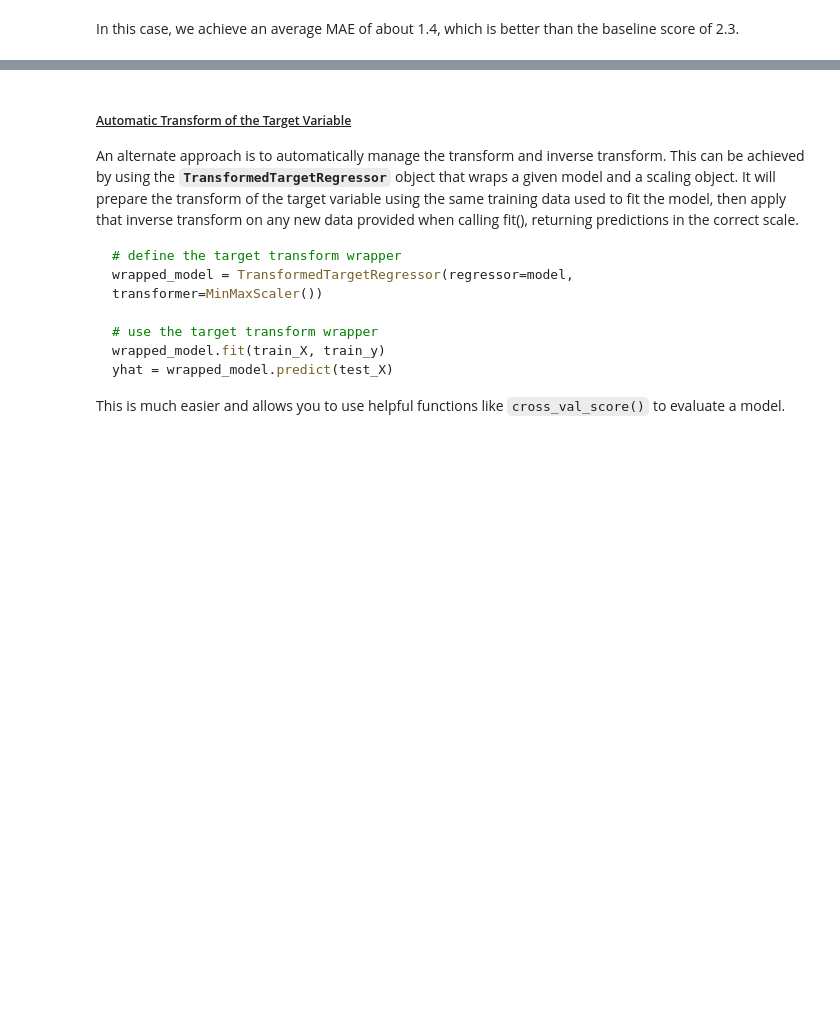
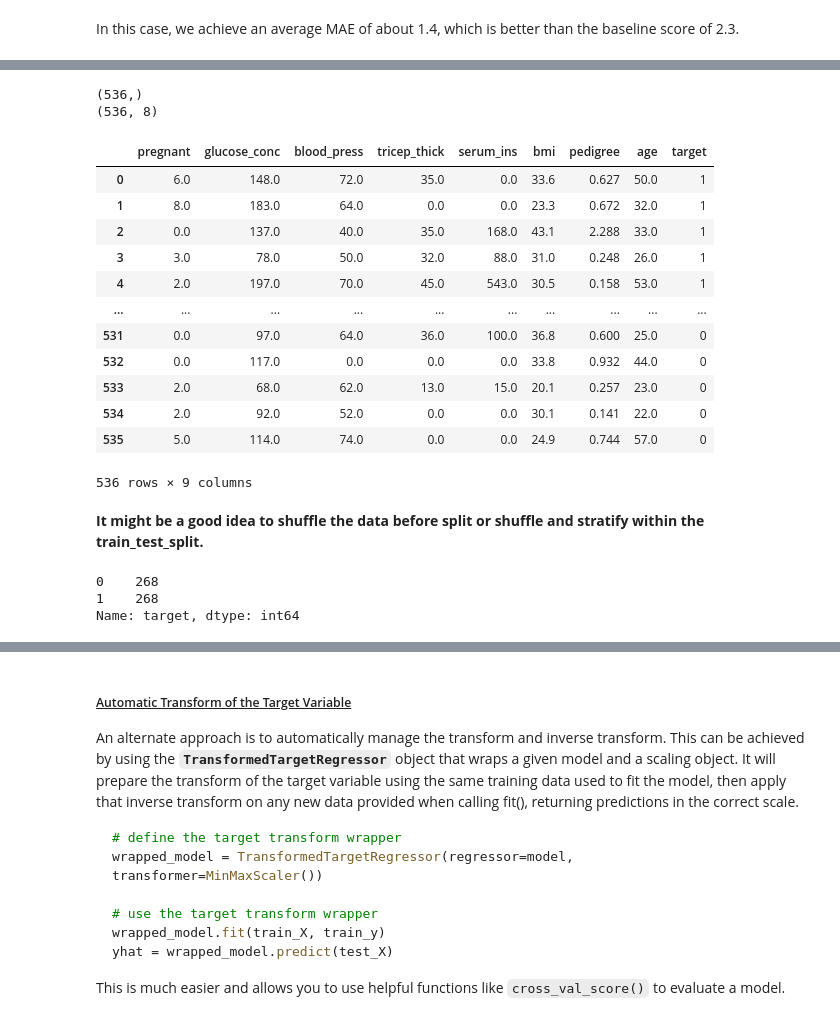
Before and after one commit to michaelfelman-git/Beginners-Guide-to-Machine-Learning, a Jupyter notebook: 004 - Data Transforms & Feature Engineering.ipynb, the cells around one changed output, grey strips where cells are left out. Cells and saved outputs as stored; diff of their text form; code cells hidden in the pictures; blank space fills up the shorter version.

```diff
--- a/004 - Data Transforms & Feature Engineering.ipynb
+++ b/004 - Data Transforms & Feature Engineering.ipynb
@@ -1545,0 +1679,11 @@ There are two ways that you can scale target variables.
+# %%
+# Indicies of each class' observations
+i_class0 = np.where(y_diab == 0)[0]
+i_class1 = np.where(y_diab == 1)[0]
+
+# Number of observations in each class
+n_class0 = len(i_class0)
+n_class1 = len(i_class1)
+
+print(n_class0)
+print(n_class1)
@@ -1545,0 +1693,6 @@ There are two ways that you can scale target variables.
+# %%
+# For every observation of class 1, randomly sample
+# from class 0 without replacement
+i_class0_downsampled = np.random.choice(i_class0, size=n_class1,
+                                        replace=False)
+len(i_class0_downsampled)
@@ -1545,0 +1701,5 @@ There are two ways that you can scale target variables.
+# %%
+# Join together class 1's target vector with the
+# downsampled class 0's target vector
+new_target = np.hstack((y_diab[i_class1], y_diab[i_class0_downsampled]))
+new_target
@@ -1545,0 +1724,6 @@ There are two ways that you can scale target variables.
+# %%
+# Join together class 1's feature matrix with the
+# downsampled class 0's feature matrix
+new_data = np.vstack((X_diab.loc[i_class1,:],
+                      X_diab.loc[i_class0_downsampled,:]))
+new_data
@@ -1545,0 +1744,37 @@ There are two ways that you can scale target variables.
+# %%
+print(new_target.shape)
+print(new_data.shape)
+# %% [output]
+(536,)
+(536, 8)
+# %%
+# converting back to a single dataframe.
+df_data = pd.DataFrame(new_data, columns=X_diab.columns)
+df_target = pd.DataFrame(new_target, columns=['target'])
+
+df = pd.concat([df_data,df_target],axis=1)
+df
+
+# might be a good idea to shuffle the data befor split.
+# %% [output]
+|  | pregnant | glucose_conc | blood_press | tricep_thick | serum_ins | bmi | pedigree | age | target |
+| 0 | 6.0 | 148.0 | 72.0 | 35.0 | 0.0 | 33.6 | 0.627 | 50.0 | 1 |
+| 1 | 8.0 | 183.0 | 64.0 | 0.0 | 0.0 | 23.3 | 0.672 | 32.0 | 1 |
+| 2 | 0.0 | 137.0 | 40.0 | 35.0 | 168.0 | 43.1 | 2.288 | 33.0 | 1 |
+| 3 | 3.0 | 78.0 | 50.0 | 32.0 | 88.0 | 31.0 | 0.248 | 26.0 | 1 |
+| 4 | 2.0 | 197.0 | 70.0 | 45.0 | 543.0 | 30.5 | 0.158 | 53.0 | 1 |
+| ... | ... | ... | ... | ... | ... | ... | ... | ... | ... |
+| 531 | 0.0 | 97.0 | 64.0 | 36.0 | 100.0 | 36.8 | 0.600 | 25.0 | 0 |
+| 532 | 0.0 | 117.0 | 0.0 | 0.0 | 0.0 | 33.8 | 0.932 | 44.0 | 0 |
+| 533 | 2.0 | 68.0 | 62.0 | 13.0 | 15.0 | 20.1 | 0.257 | 23.0 | 0 |
+| 534 | 2.0 | 92.0 | 52.0 | 0.0 | 0.0 | 30.1 | 0.141 | 22.0 | 0 |
+| 535 | 5.0 | 114.0 | 74.0 | 0.0 | 0.0 | 24.9 | 0.744 | 57.0 | 0 |
+536 rows × 9 columns
+# %% [markdown]
+**It might be a good idea to shuffle the data before split or shuffle and stratify within the train_test_split.**
+# %%
+df['target'].value_counts()
+# %% [output]
+0    268
+1    268
+Name: target, dtype: int64
```
Also changed, not shown: parts of 142 cells of this notebook.
